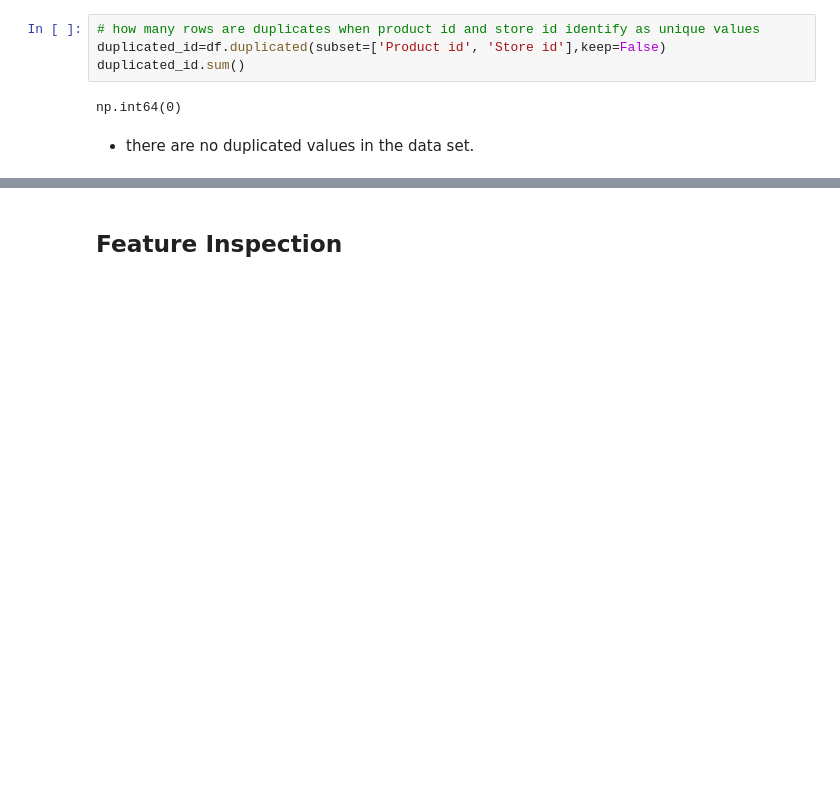
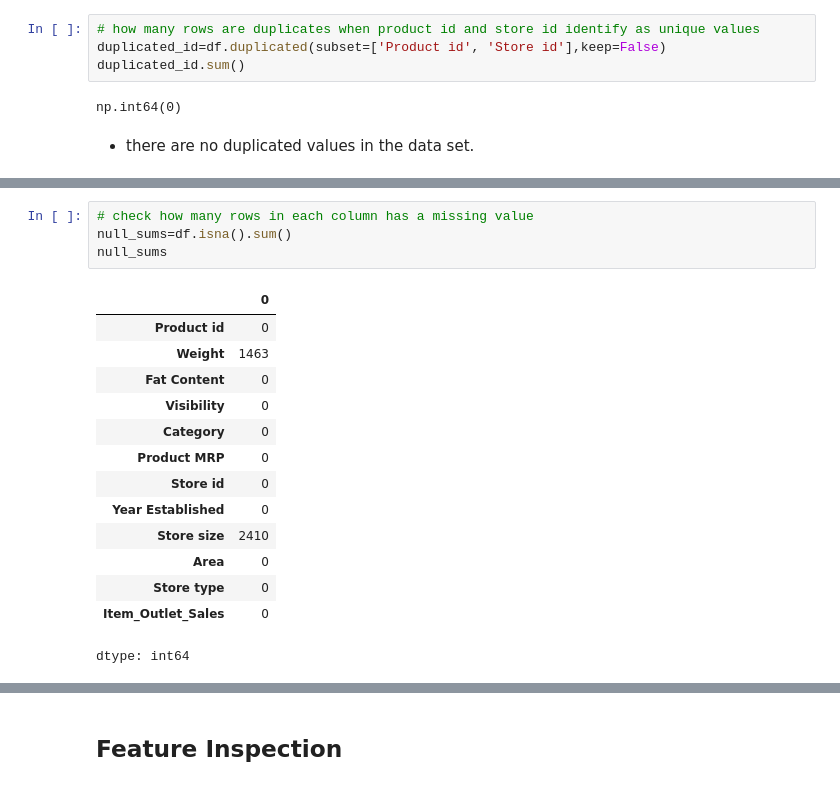
Before and after one commit to swirita/Prediction-of-Product-Sales, a Jupyter notebook: Prediction_of_Product_Sales.ipynb, the cells around one changed output, grey strips where cells are left out. Drawn from its saved outputs; the diff is of its cells as text; blank space fills up the shorter version.

```diff
--- a/Prediction_of_Product_Sales.ipynb
+++ b/Prediction_of_Product_Sales.ipynb
@@ -142,0 +152,19 @@ df.head()
+# %%
+# check how many rows in each column has a missing value
+null_sums=df.isna().sum()
+null_sums
+# %% [output]
+|  | 0 |
+| Product id | 0 |
+| Weight | 1463 |
+| Fat Content | 0 |
+| Visibility | 0 |
+| Category | 0 |
+| Product MRP | 0 |
+| Store id | 0 |
+| Year Established | 0 |
+| Store size | 2410 |
+| Area | 0 |
+| Store type | 0 |
+| Item_Outlet_Sales | 0 |
+dtype: int64
```
Also changed, not shown: parts of 9 cells of this notebook.
